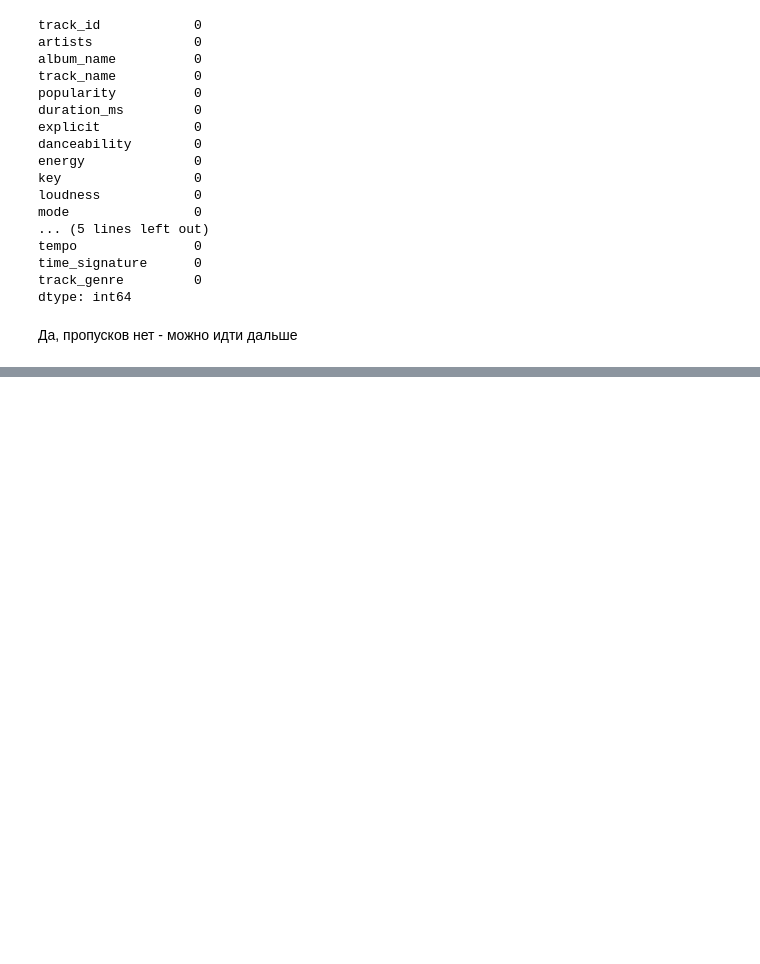
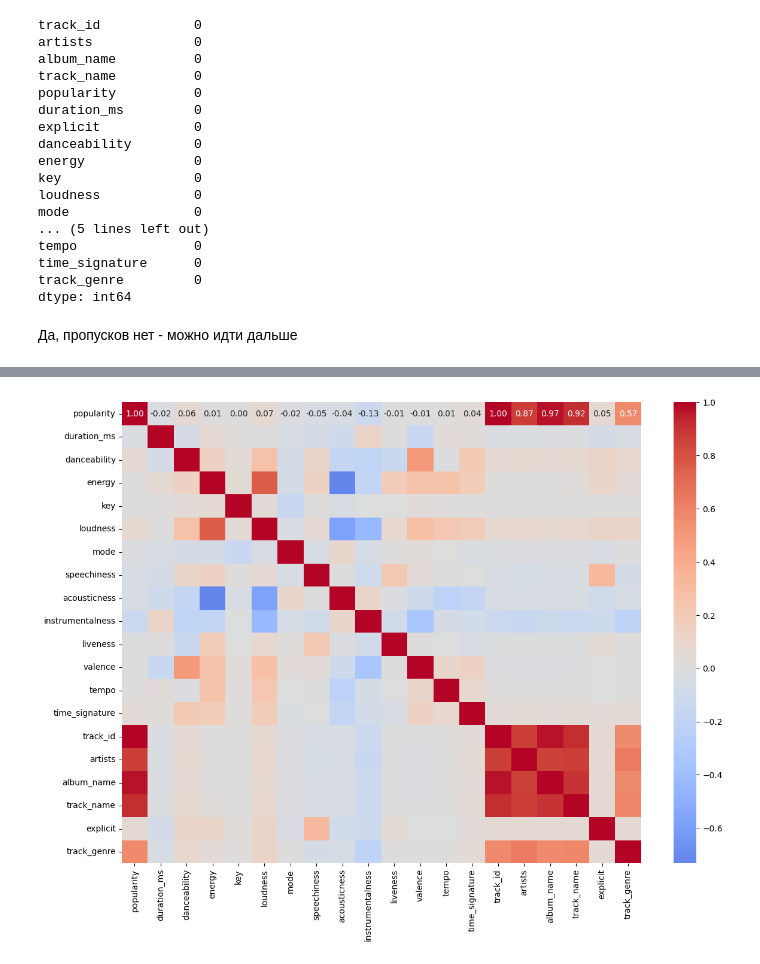
Before and after one commit to PieceOfBulka/gp5, a Jupyter notebook: eda_task_1.ipynb, the cells around one changed output, grey strips where cells are left out. Drawn from its saved outputs; the diff is of its cells as text; code cells hidden in the pictures; blank space fills up the shorter version.

```diff
--- a/eda_task_1.ipynb
+++ b/eda_task_1.ipynb
@@ -376,0 +537,7 @@ dtype: int64
+# %%
+df_to_all_corr = df[numbers_columns_names].copy()
+
+for column in non_numbers_columns_names:
+    df_to_all_corr[column] = df[column].map(df.groupby(column)['popularity'].mean())
+
+df_to_all_corr
@@ -376,0 +578,14 @@ dtype: int64
+# %%
+fig, ax = plt.subplots(figsize=(14, 10))
+
+sns.heatmap(
+    df_to_all_corr.corr(),
+    cmap='coolwarm',
+    annot=True,
+    fmt='.2f',
+    center=0,
+    ax = ax
+)
+plt.show()
+# %% [output]
+[figure, added]
```
Also changed, not shown: parts of 16 cells of this notebook, 1 other file.
